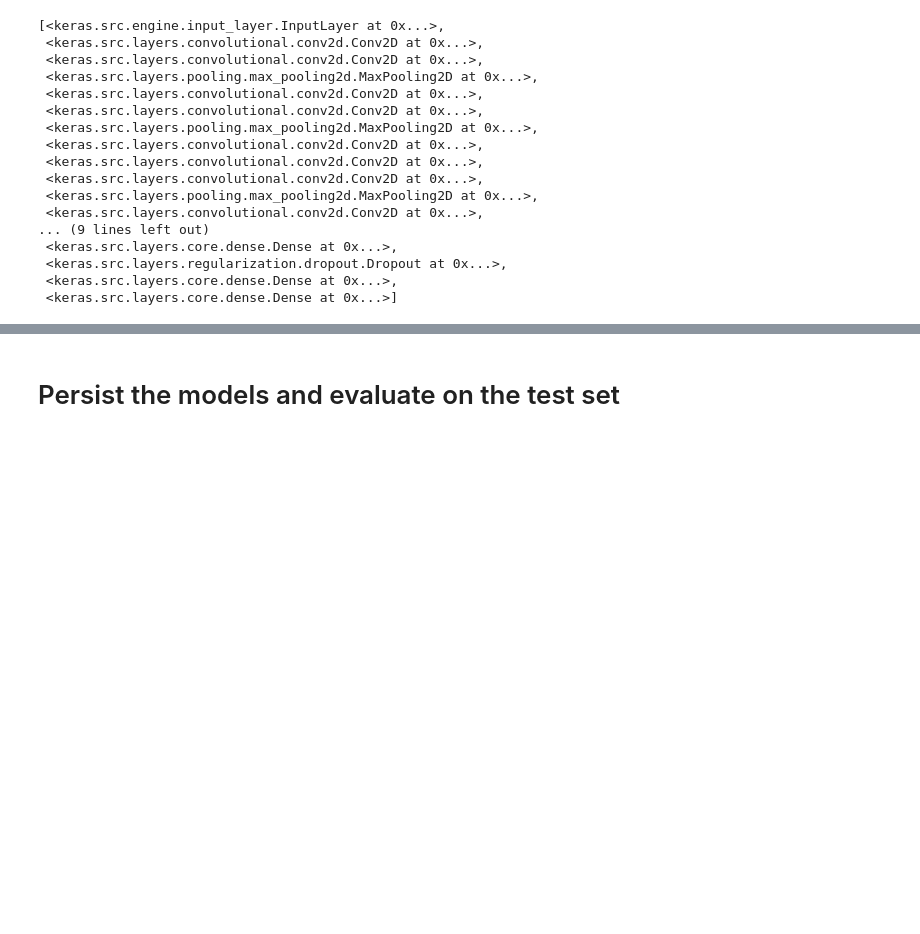
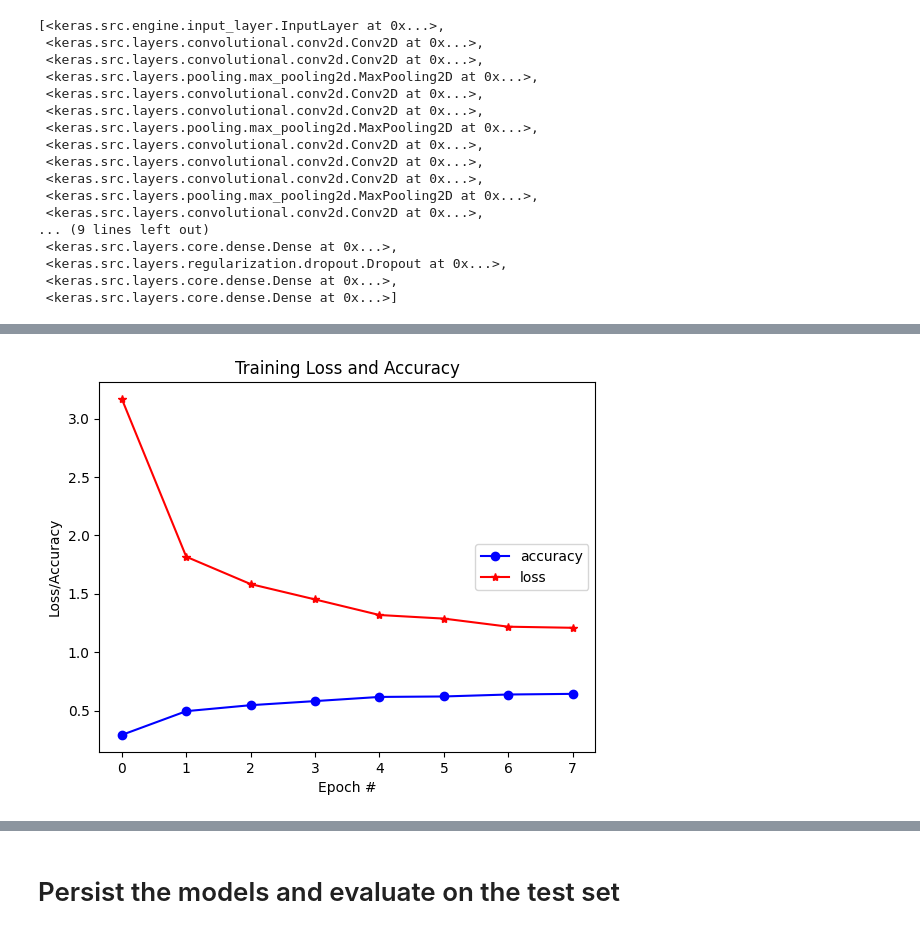
Before and after one commit to brtenorio/Dog_Breed_Classifier, a Jupyter notebook: notebook/notebook.ipynb, the cells around one changed output, grey strips where cells are left out. Cells and saved outputs as stored; diff of their text form; code cells hidden in the pictures; blank space fills up the shorter version.

```diff
--- a/notebook/notebook.ipynb
+++ b/notebook/notebook.ipynb
@@ -769,0 +785,10 @@ save_model(model_vgg, "classifier_vgg_model.h5")
+# %%
+train_generator_v, validation_generator_v, test_generator_v = get_data_generator(preprocess_input_vgg19)
+
+num_classes = train_generator_v.num_classes
+print("number of automatically found classes: ",num_classes)
+
+steps_per_epoch_training = len(train_generator_v)
+steps_per_epoch_validation = len(validation_generator_v)
+
+print(steps_per_epoch_training,steps_per_epoch_validation)
@@ -769,0 +825,4 @@ save_model(model_vgg, "classifier_vgg_model.h5")
+# %%
+model_vgg = get_model_vgg19()
+
+model_vgg.summary()
@@ -769,0 +867,16 @@ save_model(model_vgg, "classifier_vgg_model.h5")
+# %%
+%%time
+
+start_datetime = datetime.now()
+
+fit_vgg = model_vgg.fit(
+    train_generator_v,
+    steps_per_epoch=steps_per_epoch_training,
+    epochs=num_epochs,
+    validation_data=validation_generator_v,
+    validation_steps=steps_per_epoch_validation,
+    verbose="auto",
+)
+
+end_datetime = datetime.now()
+print('Training Duration: ' + str(end_datetime-start_datetime))
@@ -769,0 +903,12 @@ save_model(model_vgg, "classifier_vgg_model.h5")
+# %%
+# Model accuracy and loss vs epoch
+# Model accuracy and loss vs epoch
+plt.plot(fit_vgg.history['accuracy'], '-bo', label="accuracy")
+plt.plot(fit_vgg.history['loss'], '-r*', label="loss")
+plt.title('Training Loss and Accuracy')
+plt.ylabel('Loss/Accuracy')
+plt.xlabel('Epoch #')
+plt.legend(loc='center right')
+plt.show()
+# %% [output]
+[figure, added]
```
Also changed, not shown: parts of 46 cells of this notebook, 1 other file.
